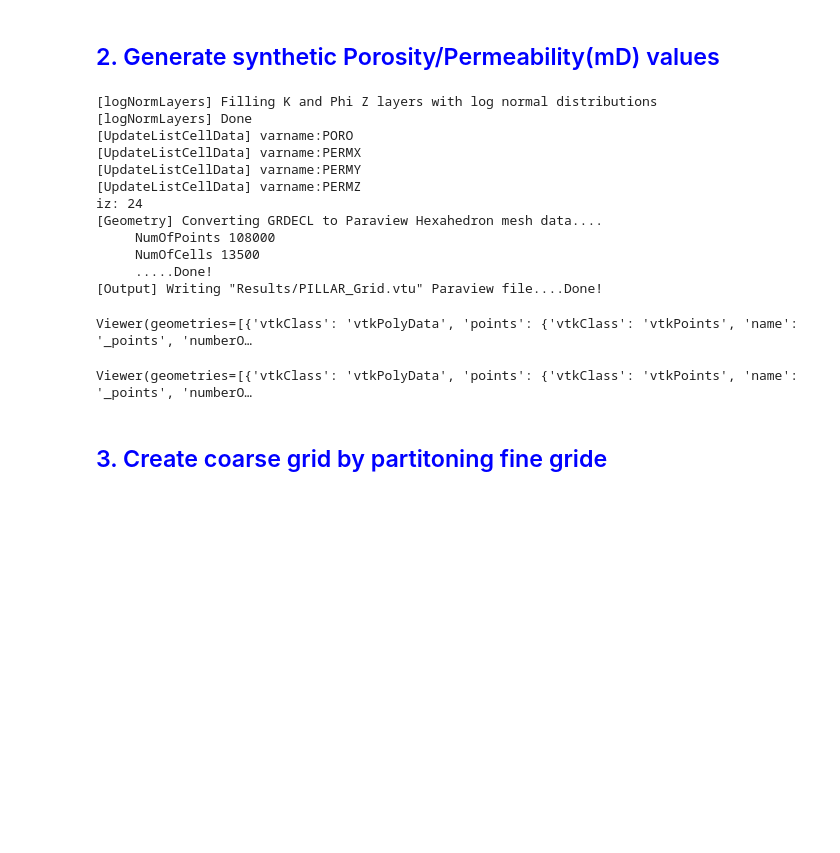
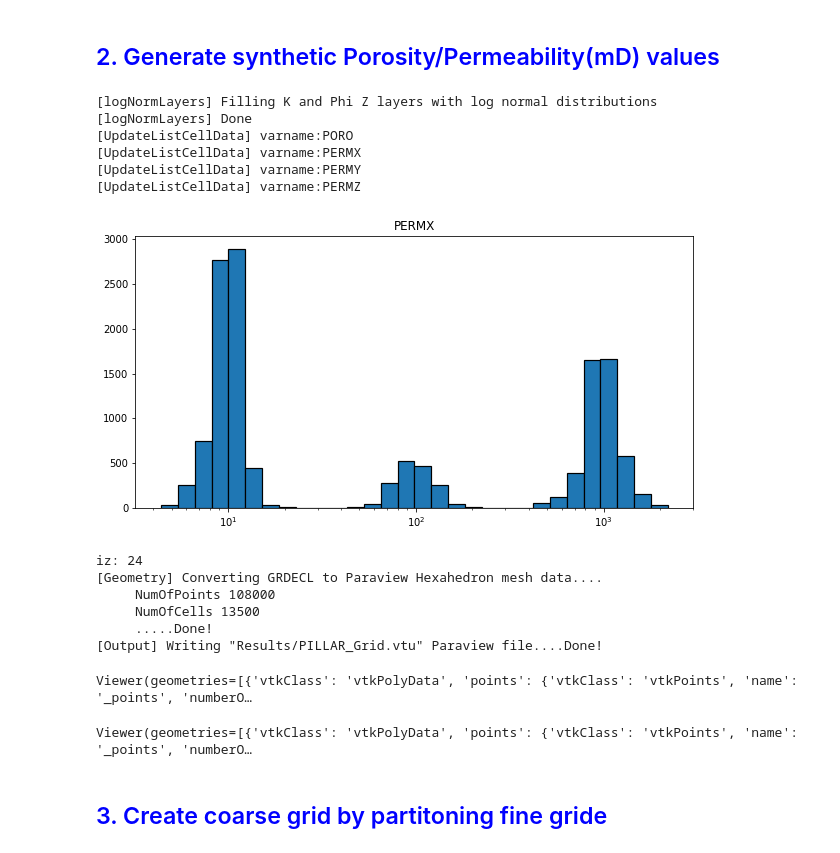
Before and after one commit to BinWang0213/PyGRDECL, a Jupyter notebook: Upscaling_Simplecrdecl.ipynb, the cells around one changed output. Saved outputs shown, nothing was run; the diff lists cells and outputs as text; code cells hidden in the pictures; blank space fills up the shorter version.

Commit message:
Arithmetic Averaging upscaling with notebook histograms

```diff
--- a/Upscaling_Simplecrdecl.ipynb
+++ b/Upscaling_Simplecrdecl.ipynb
@@ -45,34 +45,38 @@ Viewer(geometries=[{'vtkClass': 'vtkPolyData', 'points': {'vtkClass': 'vtkPoints
 # %%
 from utils import *
 
 # 2.1 Create random perm field with normal distribution for each layer
 K_LayerPerm=[100,1000,10]
 # K,phi=logNormLayers(gridDims,K_LayerPerm,poro_const=0.05)
 K,phi=logNormLayers_basc(gridDims,K_LayerPerm,poro_const=0.05)
 
 # 2.2 Update porosity/permeability fields
 Update_fields=["PORO","PERMX","PERMY","PERMZ"]
 Update_values=[ phi  , K     , K     , 0.1*K ]
 Model.UpdateListCellData(var_list=Update_fields,array_list=Update_values)
 
+# 2.3 Visualize Fine scale histogram
+plot_hist(Model.GRDECL_Data.SpatialDatas["PERMX"], varname="PERMX")
+
 # 2.3 Compute TPFA (block centered) Pressure values
 Model.compute_TPFA_Pressure(Press_inj=1,direction="i",Fault_opt=opt )
 Model.plot_scalar("Pressure",ITK=True).show()
 # %% [output]
 [logNormLayers] Filling K and Phi Z layers with log normal distributions
 [logNormLayers] Done
 [UpdateListCellData] varname:PORO
 [UpdateListCellData] varname:PERMX
 [UpdateListCellData] varname:PERMY
 [UpdateListCellData] varname:PERMZ
-iz: 24
-[Geometry] Converting GRDECL to Paraview Hexahedron mesh data....
-     NumOfPoints 108000
-     NumOfCells 13500
-     .....Done!
-[Output] Writing "Results/PILLAR_Grid.vtu" Paraview file....Done!
+[figure, added]
-Viewer(geometries=[{'vtkClass': 'vtkPolyData', 'points': {'vtkClass': 'vtkPoints', 'name': '_points', 'numberO…
+iz: 24
+[Geometry] Converting GRDECL to Paraview Hexahedron mesh data....
+     NumOfPoints 108000
+     NumOfCells 13500
+     .....Done!
+[Output] Writing "Results/PILLAR_Grid.vtu" Paraview file....Done!
 Viewer(geometries=[{'vtkClass': 'vtkPolyData', 'points': {'vtkClass': 'vtkPoints', 'name': '_points', 'numberO…
+Viewer(geometries=[{'vtkClass': 'vtkPolyData', 'points': {'vtkClass': 'vtkPoints', 'name': '_points', 'numberO…
 # %% [markdown]
 ## <span style="color:blue"> 3. Create coarse grid by partitoning fine gride</span>
 # %%
```
Also changed, not shown: parts of 1 cell of this notebook.
